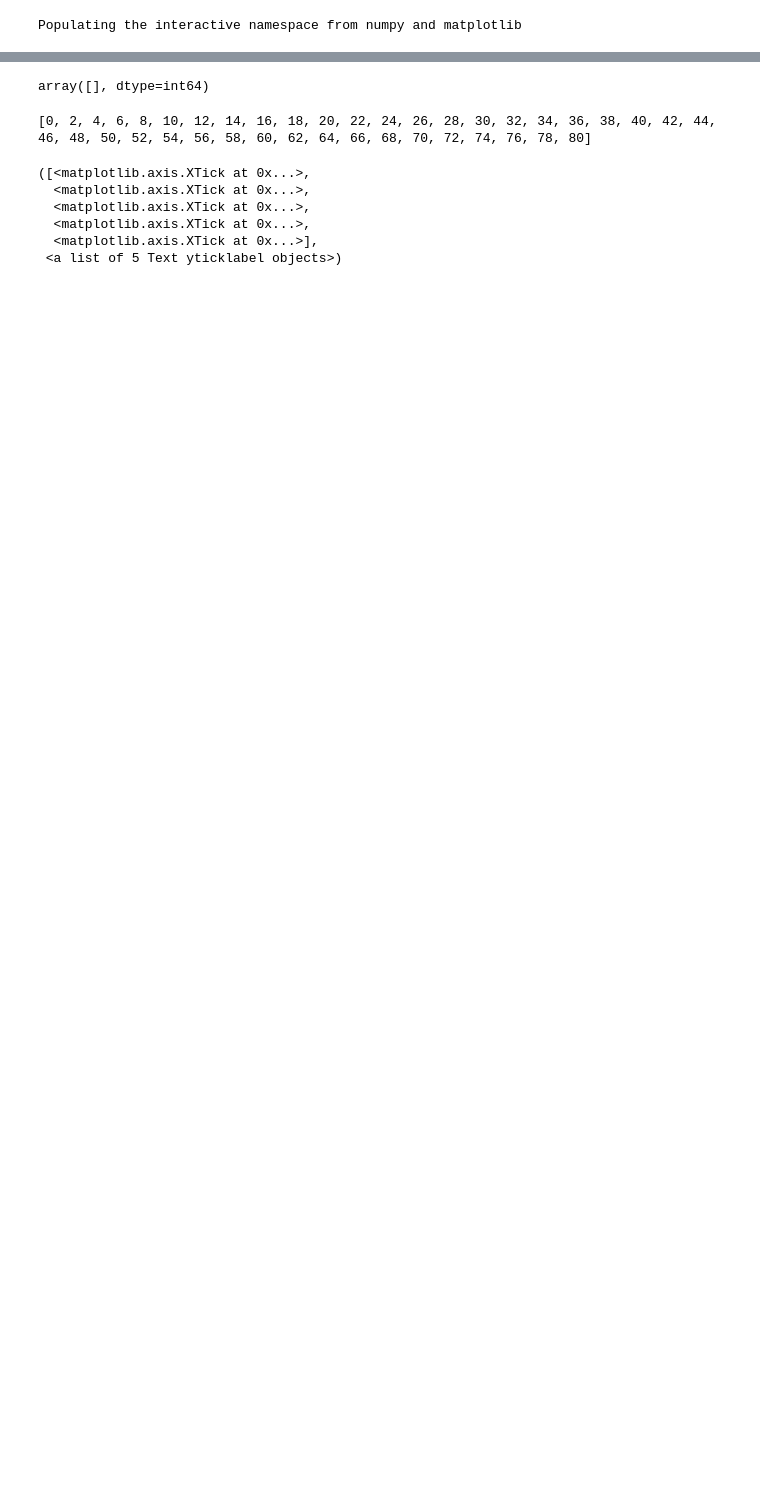
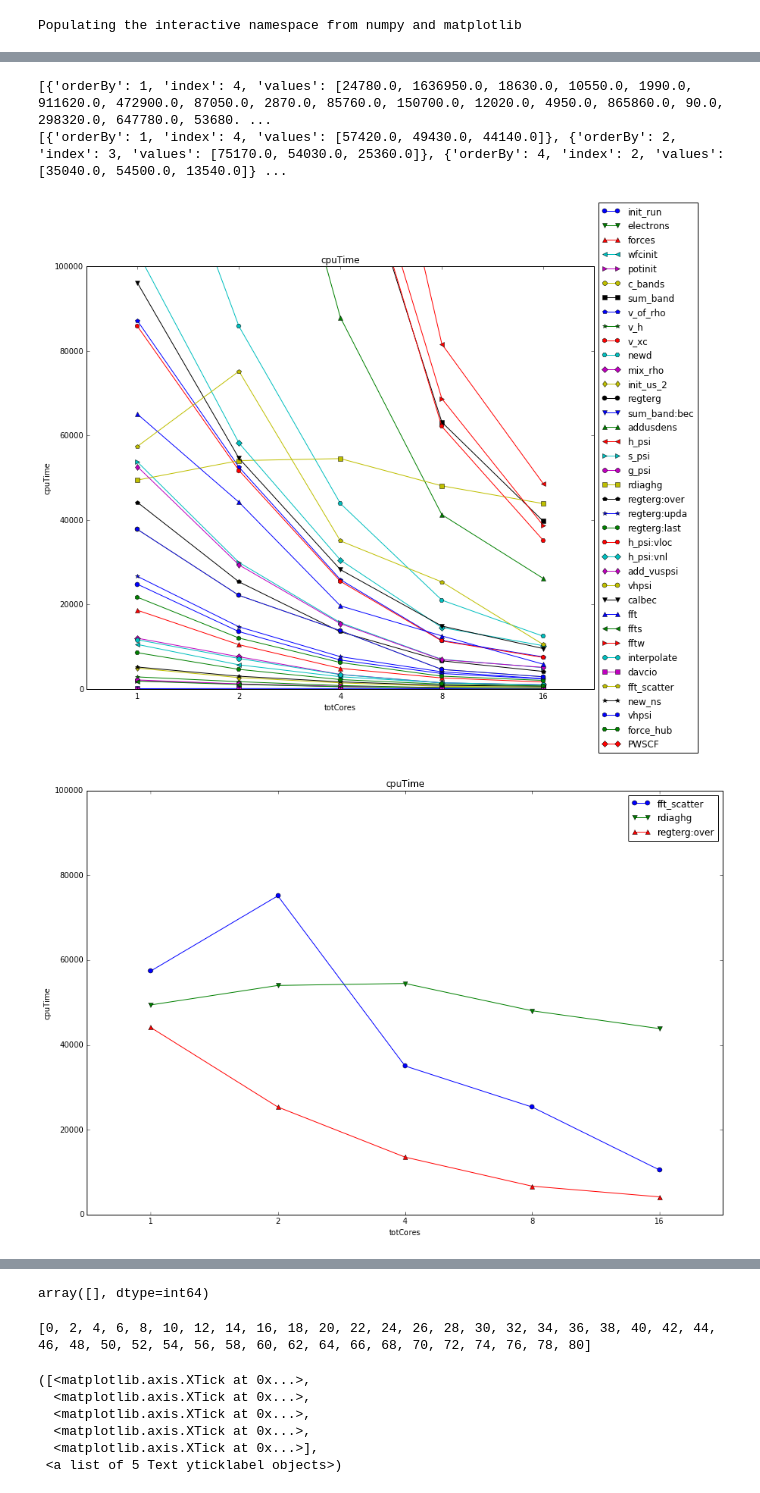
Before and after one commit to gioruffa/qetools, a Jupyter notebook: plotter.ipynb, the cells around one changed output, grey strips where cells are left out. Saved outputs shown, nothing was run; the diff lists cells and outputs as text; code cells hidden in the pictures; blank space fills up the shorter version.

```diff
--- a/plotter.ipynb
+++ b/plotter.ipynb
@@ -3,8 +3,10 @@ import pandas as pd
 import numpy as np
 import matplotlib.pyplot as plt
 from mpl_toolkits.mplot3d import Axes3D
+import json
+import itertools
 %pylab inline
-plt.style.use('ggplot')
+#plt.style.use('ggplot')
 # %% [output]
 Populating the interactive namespace from numpy and matplotlib
 # %%
@@ -114,6 +144,81 @@ experiment4 = EspressoRun('/home/giorgio_ruffa/Tesi/qetools/samples/Co304-H2/CIN
 experiment4.computeParentPercent()
 experiment2 = EspressoRun('/home/giorgio_ruffa/Tesi/qetools/samples/Co304-H2/CINECA/Co3O4-H2-conf1-scf_1_2_2.csv')
 experiment2.computeParentPercent()
+# %%
+"""
+Organized collection of espresso runs
+"""
+class Experiment :
+    def __init__(self) :
+        self.runs = []
+    def addRun(self,espressoRun) :
+        self.runs.append(espressoRun)
+    def plotFunction(self,functions=['PWSCF'],metric='cpuTime',orderBy='totCores'):
+        #data = [{'index':index,'value':run.df[run.df.name == functionName][metric].values[0]} for run,index in zip(self.runs,range(len(self.runs))) ]
+        data=[]
+        for run,index in zip(self.runs,range(len(self.runs))) :
+            toAppend =  dict(index=index)
+            values = [run.df[run.df.name == functionName][metric].values[0] for functionName in functions]
+            toAppend['values']=values
+            data.append(toAppend)
+
+
+        #order by could be or in the header or a column of the df
+        if orderBy in self.runs[0].header.keys() :
+            for i,pos in zip(data,range(len(data))) :
+                data[pos]['orderBy']= self.runs[i['index']].header[orderBy]
+
+        dataSorted = sorted(data,key=lambda x : x['orderBy'])
+
+        print dataSorted
+
+        left = range(1,2*len(dataSorted)+1,2)
+        xticks = left
+        xticklabels = [ i['orderBy'] for i in dataSorted]
+        width = 1
+
+        plt.xticks(xticks,xticklabels)
+        plt.xlabel(orderBy)
+        plt.xlim(0,xticks[-1]+1)
+        plt.ylabel(metric)
+        plt.title(metric)
+        marker = itertools.cycle(('o', 'v', '^', '<', '>', '8', 's', 'p', '*', 'h', 'H', 'D', 'd'))
+        for functionName,index in zip(functions,range(len(functions))) :
+            ys=[ i['values'][index] for i in dataSorted]
+            plt.plot(left,ys,label=functionName, marker= marker.next())
+        plt.legend()
+
+
+xp = Experiment()
+xp.addRun(experiment16)
+xp.addRun(experiment8)
+xp.addRun(experiment4)
+xp.addRun(experiment2)
+xp.addRun(experiment1)
+
+plt.figure(figsize=(15,10))
+ax = plt.subplot(111)
+
+
+# Shrink current axis by 20%
+box = ax.get_position()
+ax.set_position([box.x0, box.y0, box.width * 0.8, box.height])
+# Put a legend to the right of the current axis
+
+
+plt.ylim(0,100000)
+xp.plotFunction(functions=list(experiment1.df.name.values))
+ax.legend(loc='center left', bbox_to_anchor=(1, 0.5))
+
+
+plt.figure(figsize=(15,10))
+plt.ylim(0,100000)
+xp.plotFunction(functions=['fft_scatter','rdiaghg','regterg:over'])
+# %% [output]
+[{'orderBy': 1, 'index': 4, 'values': [24780.0, 1636950.0, 18630.0, 10550.0, 1990.0, 911620.0, 472900.0, 87050.0, 2870.0, 85760.0, 150700.0, 12020.0, 4950.0, 865860.0, 90.0, 298320.0, 647780.0, 53680. ...
+[{'orderBy': 1, 'index': 4, 'values': [57420.0, 49430.0, 44140.0]}, {'orderBy': 2, 'index': 3, 'values': [75170.0, 54030.0, 25360.0]}, {'orderBy': 4, 'index': 2, 'values': [35040.0, 54500.0, 13540.0]} ...
+[figure, added]
+[figure, added]
 # %%
 experiment8.getGlobalStackedPlot()
 # %% [output]
```
Also changed, not shown: parts of 5 cells of this notebook, 1 other file.
